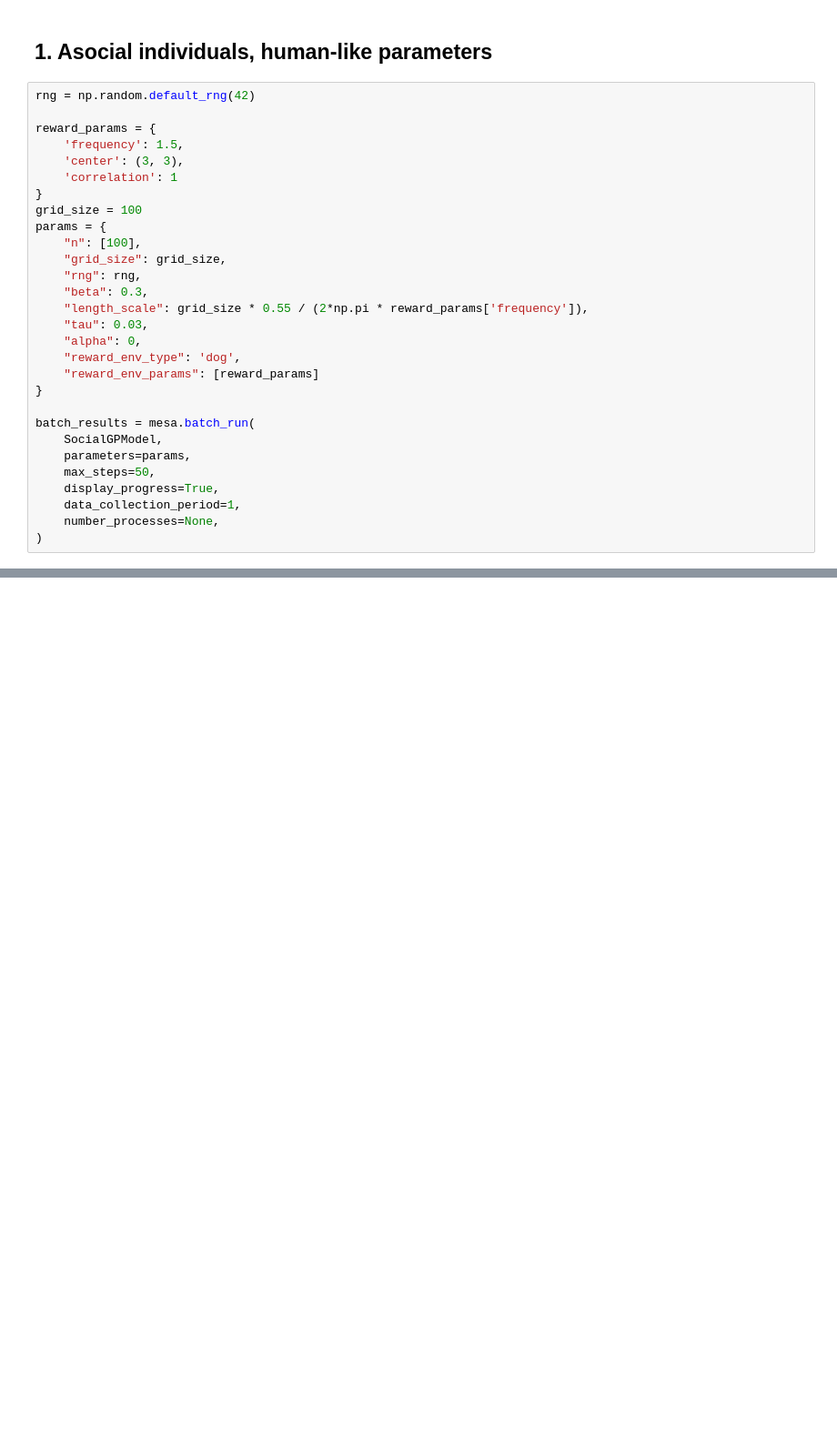
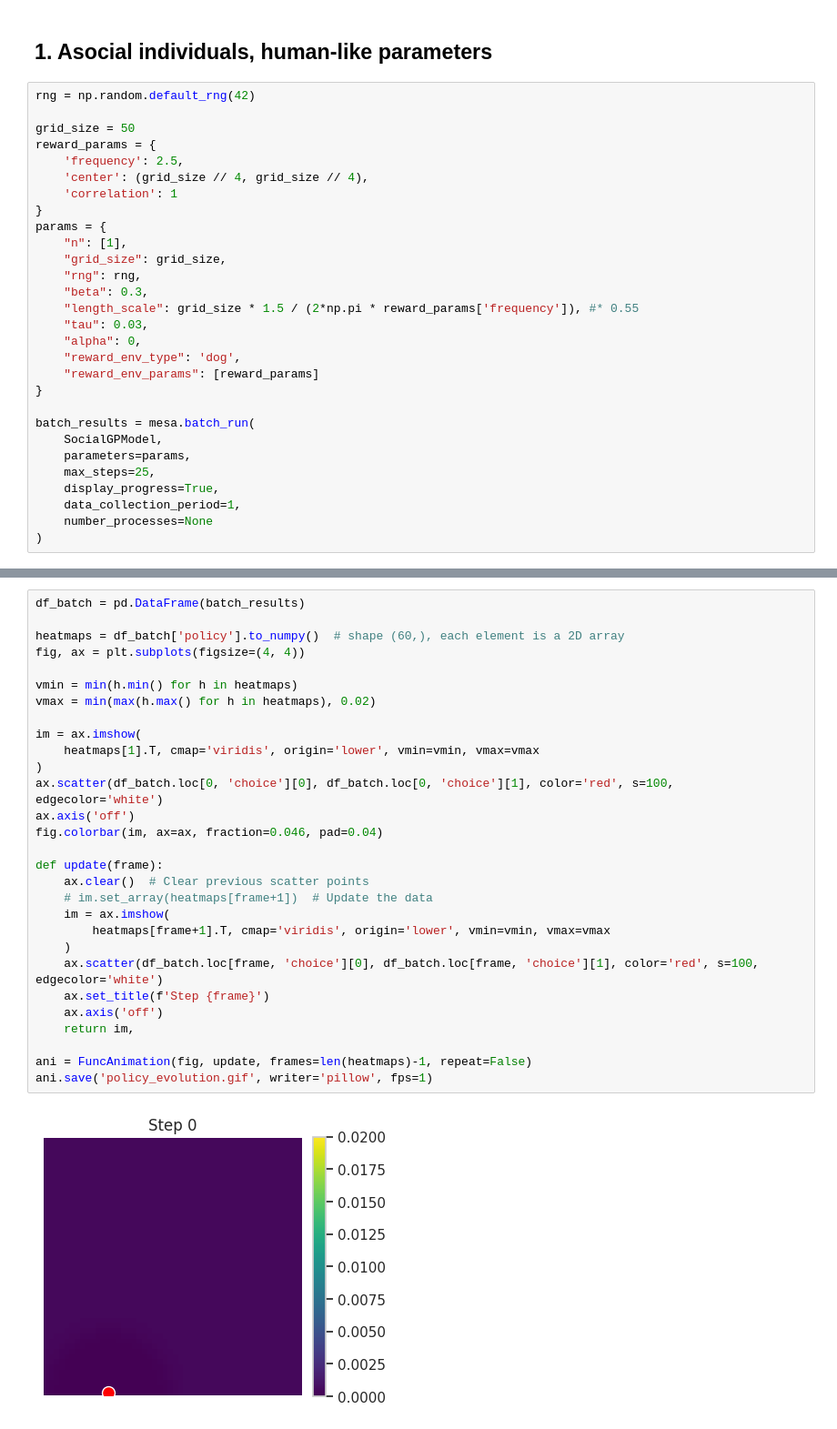
Before and after one commit to vagechirkov/Spatial-MAB-taboo, a Jupyter notebook: single_agent_simulations.ipynb, the cells around one changed output, grey strips where cells are left out. Shown at 91% size. Saved outputs shown, nothing was run; the diff lists cells and outputs as text; blank space fills up the shorter version.

```diff
--- a/single_agent_simulations.ipynb
+++ b/single_agent_simulations.ipynb
@@ -35,18 +21,18 @@ plot_reward_grid(reward)
 # %%
 rng = np.random.default_rng(42)
 
+grid_size = 50
 reward_params = {
-    'frequency': 1.5,
-    'center': (3, 3),
+    'frequency': 2.5,
+    'center': (grid_size // 4, grid_size // 4),
     'correlation': 1
 }
-grid_size = 100
 params = {
-    "n": [100],
+    "n": [1],
     "grid_size": grid_size,
     "rng": rng,
     "beta": 0.3,
-    "length_scale": grid_size * 0.55 / (2*np.pi * reward_params['frequency']),
+    "length_scale": grid_size * 1.5 / (2*np.pi * reward_params['frequency']), #* 0.55
     "tau": 0.03,
     "alpha": 0,
     "reward_env_type": 'dog',
@@ -56,8 +42,8 @@ params = {
 batch_results = mesa.batch_run(
     SocialGPModel,
     parameters=params,
-    max_steps=50,
+    max_steps=25,
     display_progress=True,
     data_collection_period=1,
-    number_processes=None,
+    number_processes=None
 )
@@ -63,0 +83,31 @@ batch_results = mesa.batch_run(
+# %%
+df_batch = pd.DataFrame(batch_results)
+
+heatmaps = df_batch['policy'].to_numpy()  # shape (60,), each element is a 2D array
+fig, ax = plt.subplots(figsize=(4, 4))
+
+vmin = min(h.min() for h in heatmaps)
+vmax = min(max(h.max() for h in heatmaps), 0.02)
+
+im = ax.imshow(
+    heatmaps[1].T, cmap='viridis', origin='lower', vmin=vmin, vmax=vmax
+)
+ax.scatter(df_batch.loc[0, 'choice'][0], df_batch.loc[0, 'choice'][1], color='red', s=100, edgecolor='white')
+ax.axis('off')
+fig.colorbar(im, ax=ax, fraction=0.046, pad=0.04)
+
+def update(frame):
+    ax.clear()  # Clear previous scatter points
+    # im.set_array(heatmaps[frame+1])  # Update the data
+    im = ax.imshow(
+        heatmaps[frame+1].T, cmap='viridis', origin='lower', vmin=vmin, vmax=vmax
+    )
+    ax.scatter(df_batch.loc[frame, 'choice'][0], df_batch.loc[frame, 'choice'][1], color='red', s=100, edgecolor='white')
+    ax.set_title(f'Step {frame}')
+    ax.axis('off')
+    return im,
+
+ani = FuncAnimation(fig, update, frames=len(heatmaps)-1, repeat=False)
+ani.save('policy_evolution.gif', writer='pillow', fps=1)
+# %% [output]
+[figure, added]
```
Also changed, not shown: parts of 7 cells of this notebook, 6 other files.
